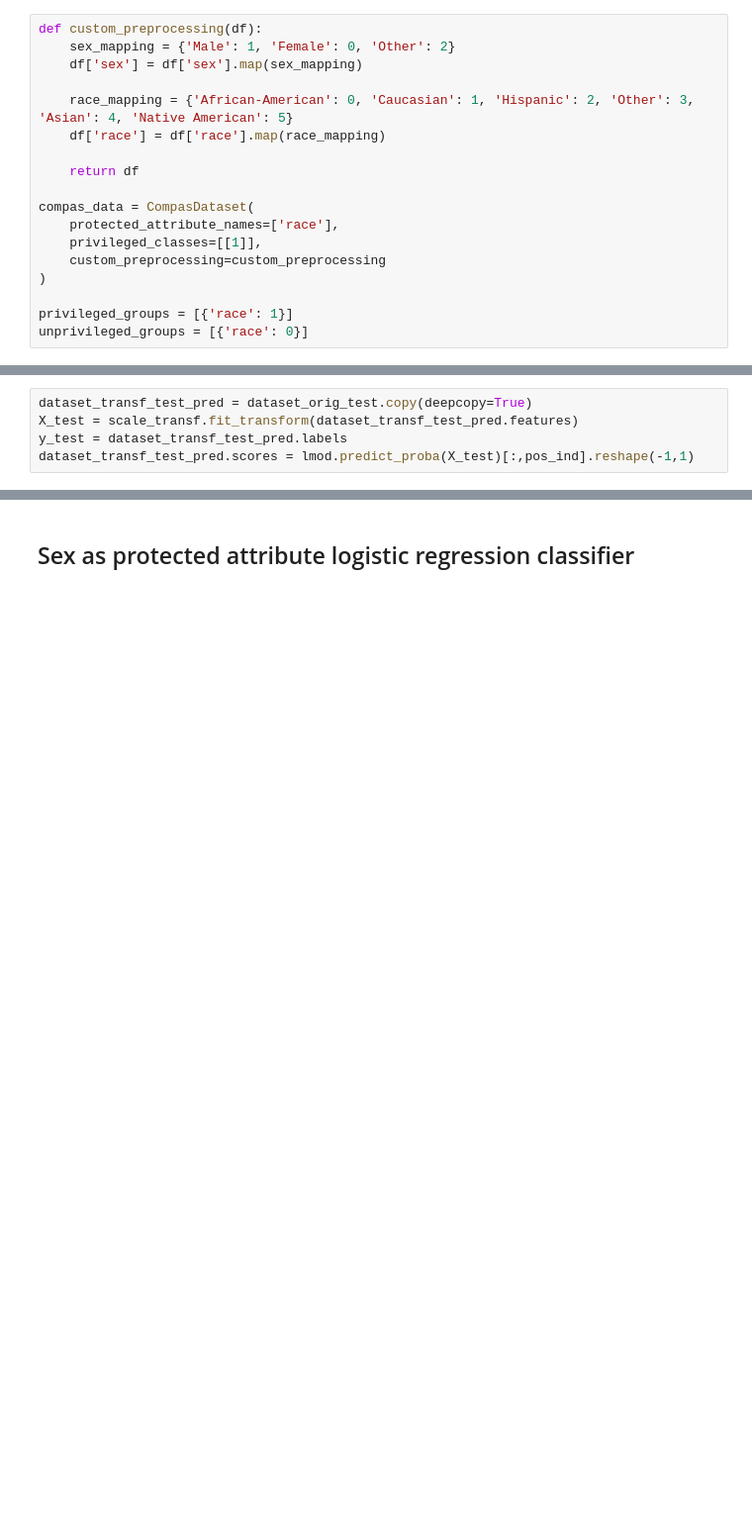
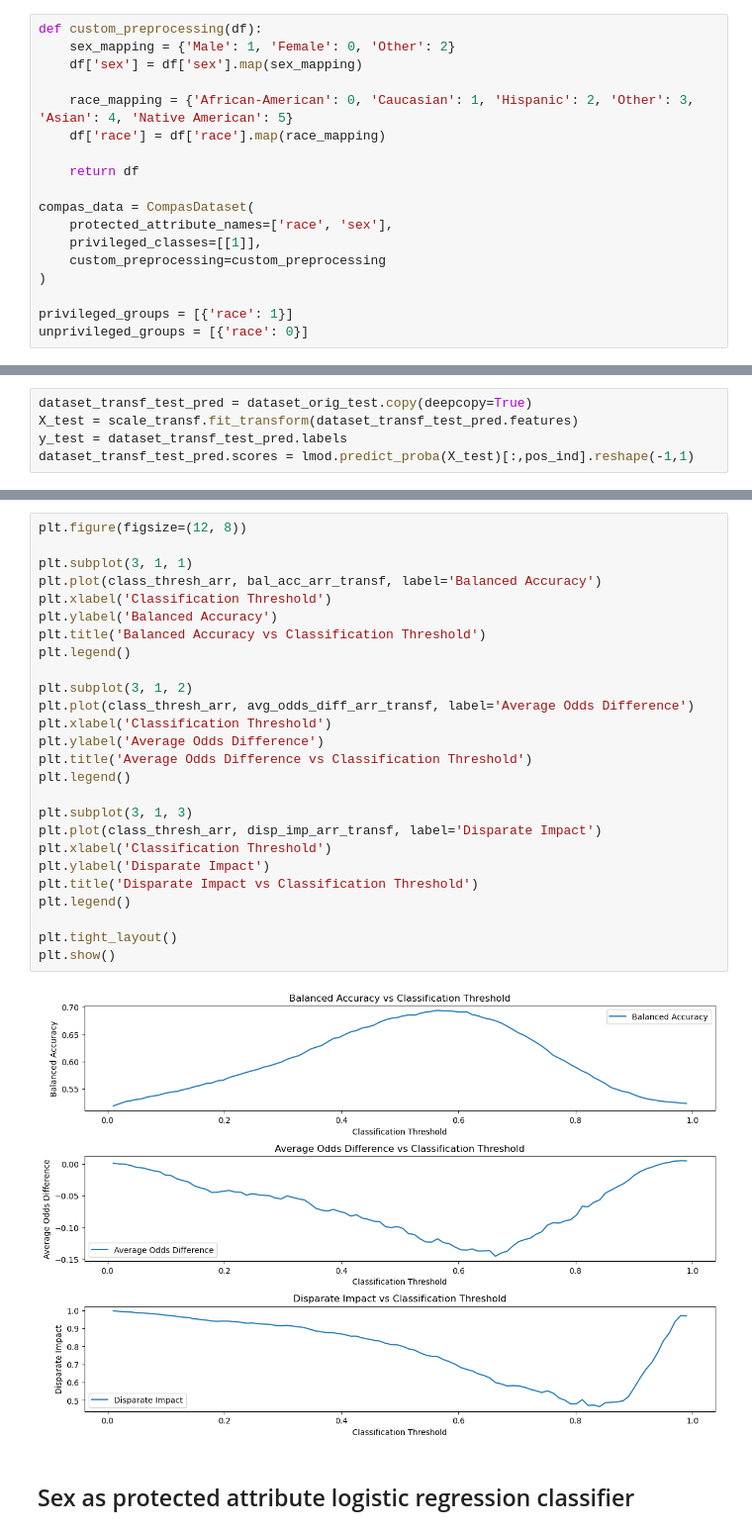
Before and after one commit to yutao-data/Management-of-Data-Science-and-Business-Workflows, a Jupyter notebook: Assignment 4/A4_execise1.ipynb, the cells around one changed output, grey strips where cells are left out. Shown at 99% size. Drawn from its saved outputs; the diff is of its cells as text; blank space fills up the shorter version.

```diff
--- a/Assignment 4/A4_execise1.ipynb
+++ b/Assignment 4/A4_execise1.ipynb
@@ -47,7 +47,7 @@ def custom_preprocessing(df):
     return df
 
 compas_data = CompasDataset(
-    protected_attribute_names=['race'],
+    protected_attribute_names=['race', 'sex'],
     privileged_classes=[[1]],
     custom_preprocessing=custom_preprocessing
 )
@@ -218,3 +235,31 @@ Theil index = 0.1790
+# %%
+plt.figure(figsize=(12, 8))
+
+plt.subplot(3, 1, 1)
+plt.plot(class_thresh_arr, bal_acc_arr_transf, label='Balanced Accuracy')
+plt.xlabel('Classification Threshold')
+plt.ylabel('Balanced Accuracy')
+plt.title('Balanced Accuracy vs Classification Threshold')
+plt.legend()
+
+plt.subplot(3, 1, 2)
+plt.plot(class_thresh_arr, avg_odds_diff_arr_transf, label='Average Odds Difference')
+plt.xlabel('Classification Threshold')
+plt.ylabel('Average Odds Difference')
+plt.title('Average Odds Difference vs Classification Threshold')
+plt.legend()
+
+plt.subplot(3, 1, 3)
+plt.plot(class_thresh_arr, disp_imp_arr_transf, label='Disparate Impact')
+plt.xlabel('Classification Threshold')
+plt.ylabel('Disparate Impact')
+plt.title('Disparate Impact vs Classification Threshold')
+plt.legend()
+
+plt.tight_layout()
+plt.show()
+# %% [output]
+[figure, added]
 # %% [markdown]
 ## Sex as protected attribute logistic regression classifier
 # %%
```
Also changed, not shown: parts of 11 cells of this notebook.
